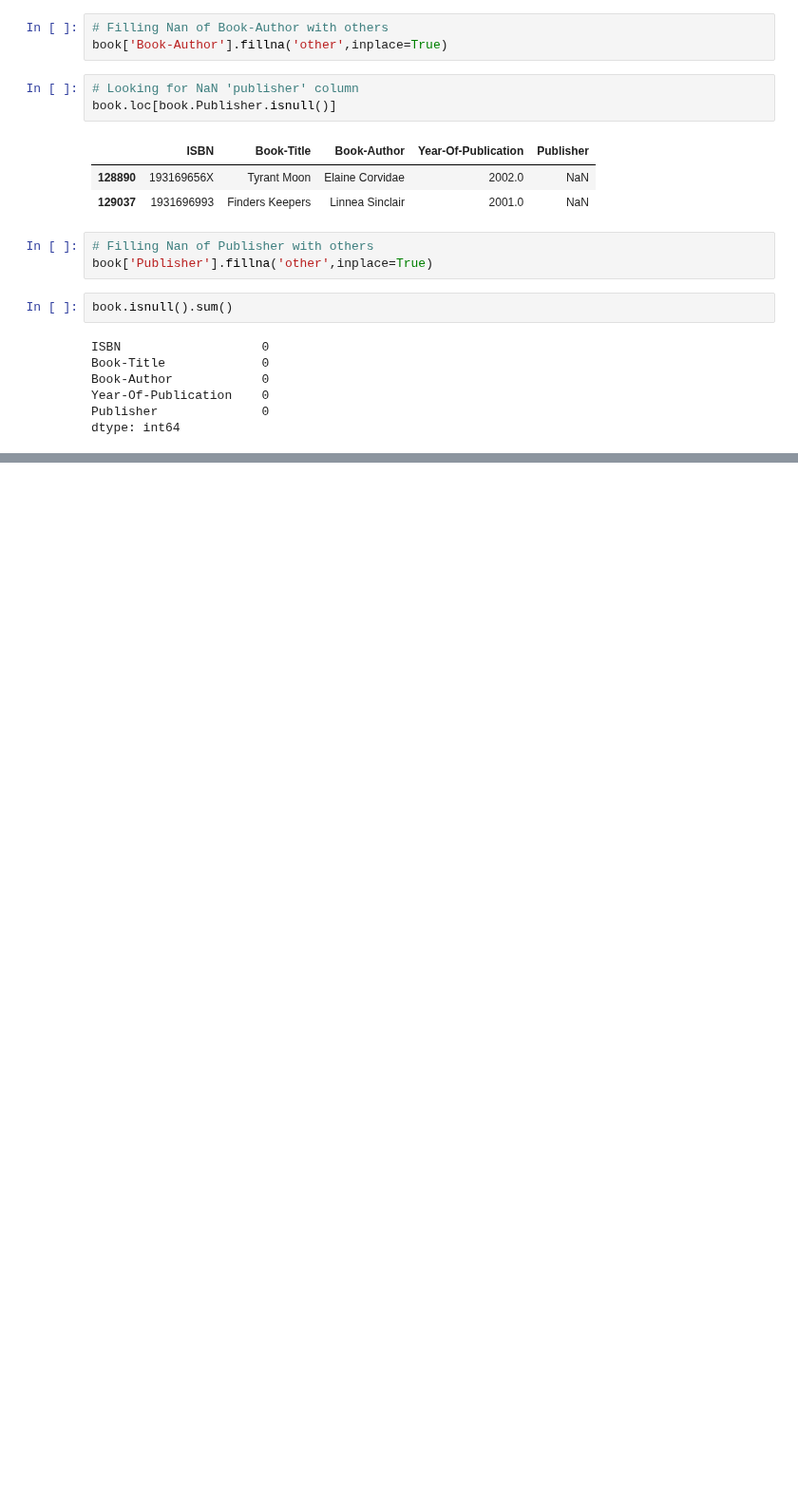
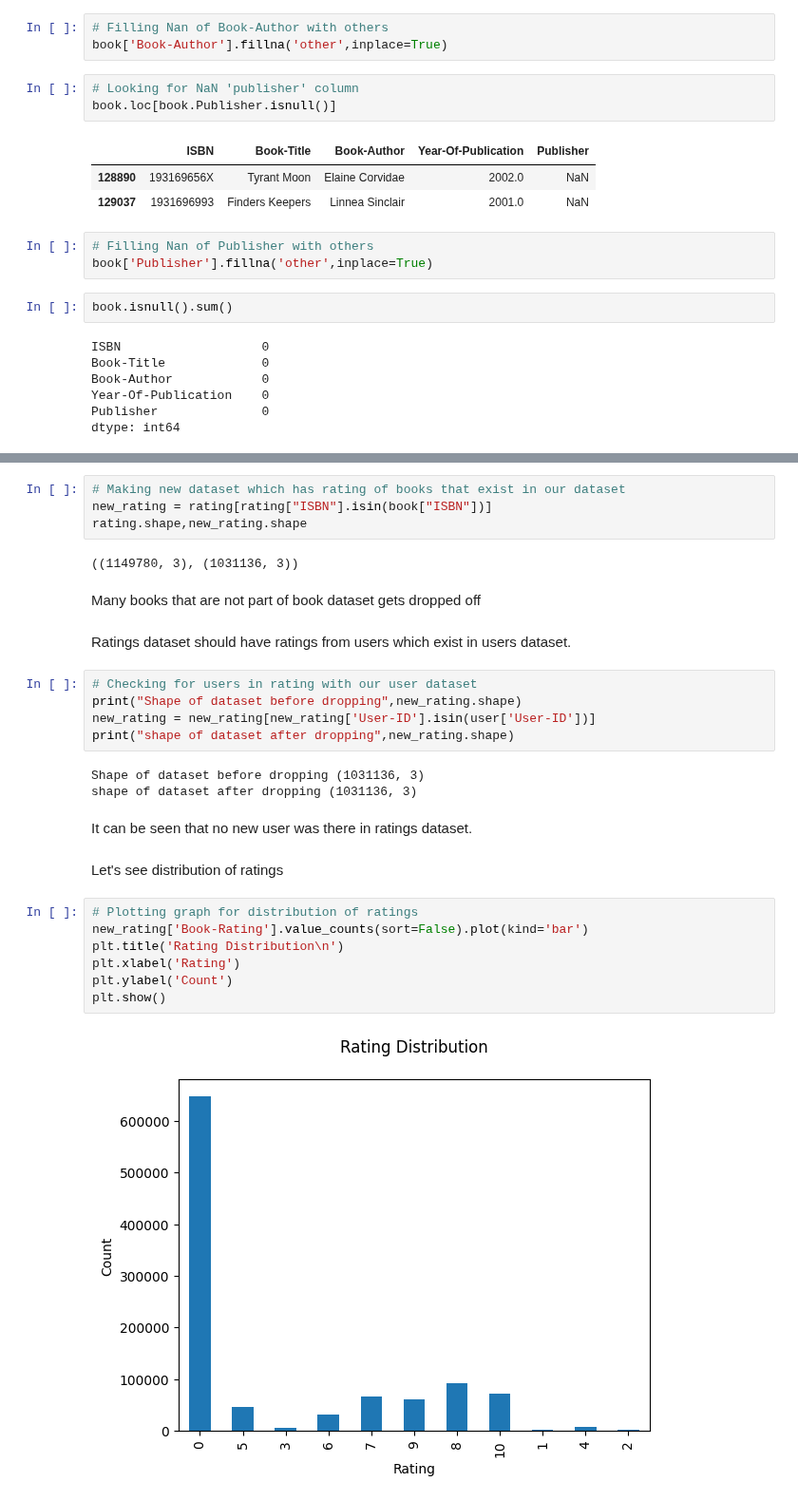
Before and after one commit to Vinayak0042/Book-Recommender-System, a Jupyter notebook: Capstone_4_Book_Recommender_System.ipynb, the cells around one changed output, grey strips where cells are left out. Shown at 95% size. Saved outputs shown, nothing was run; the diff lists cells and outputs as text; blank space fills up the shorter version.

```diff
--- a/Capstone_4_Book_Recommender_System.ipynb
+++ b/Capstone_4_Book_Recommender_System.ipynb
@@ -426,0 +448,31 @@ dtype: int64
+# %%
+# Making new dataset which has rating of books that exist in our dataset
+new_rating = rating[rating["ISBN"].isin(book["ISBN"])]
+rating.shape,new_rating.shape
+# %% [output]
+((1149780, 3), (1031136, 3))
+# %% [markdown]
+Many books that are not part of book dataset gets dropped off
+# %% [markdown]
+Ratings dataset should have ratings from users which exist in users dataset.
+# %%
+# Checking for users in rating with our user dataset
+print("Shape of dataset before dropping",new_rating.shape)
+new_rating = new_rating[new_rating['User-ID'].isin(user['User-ID'])]
+print("shape of dataset after dropping",new_rating.shape)
+# %% [output]
+Shape of dataset before dropping (1031136, 3)
+shape of dataset after dropping (1031136, 3)
+# %% [markdown]
+It can be seen that no new user was there in ratings dataset.
+# %% [markdown]
+Let's see distribution of ratings
+# %%
+# Plotting graph for distribution of ratings
+new_rating['Book-Rating'].value_counts(sort=False).plot(kind='bar')
+plt.title('Rating Distribution\n')
+plt.xlabel('Rating')
+plt.ylabel('Count')
+plt.show()
+# %% [output]
+[figure, added]
```
Also changed, not shown: parts of 94 cells of this notebook.
